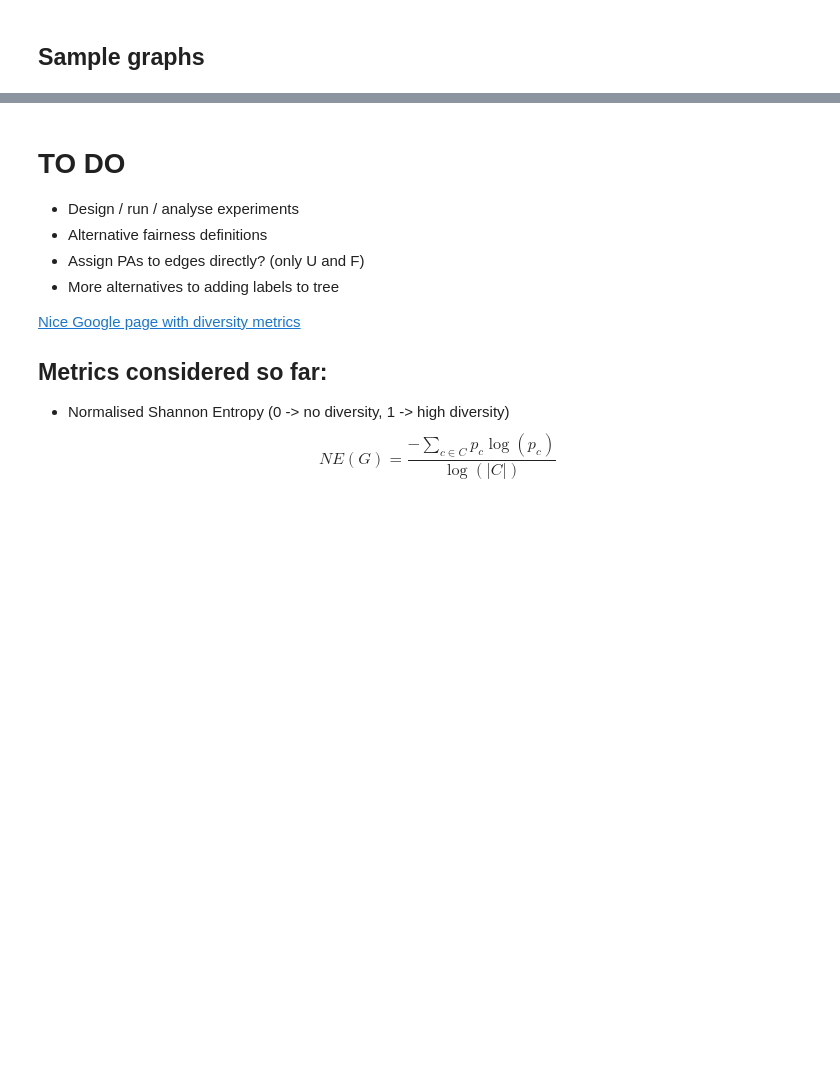
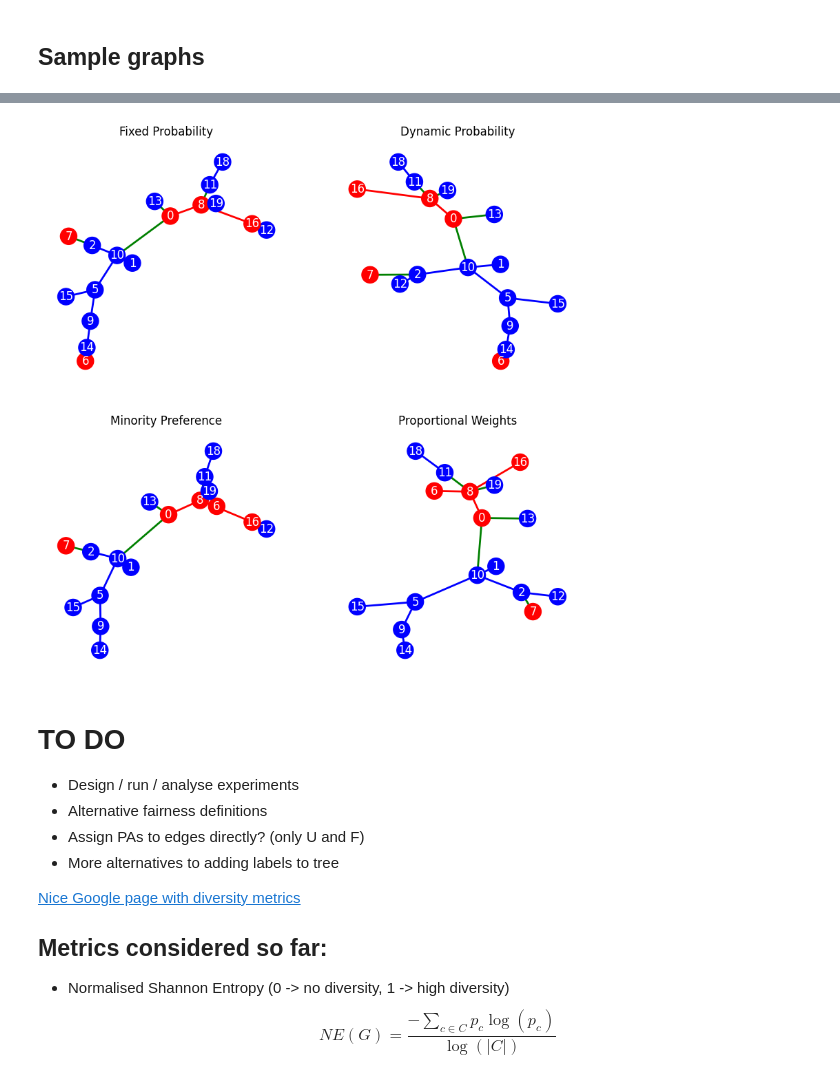
Before and after one commit to vladoxNCL/Conway_Life, a Jupyter notebook: fair_kruskal.ipynb, the cells around one changed output, grey strips where cells are left out. Saved outputs shown, nothing was run; the diff lists cells and outputs as text; code cells hidden in the pictures; blank space fills up the shorter version.

Commit message:
Cleaned up code, added fixed probabilities strategy

```diff
--- a/fair_kruskal.ipynb
+++ b/fair_kruskal.ipynb
@@ -298,0 +276,14 @@ Imbal. Ratio:   3.000
+# %%
+seed = 54321
+trees = {}
+strats = {
+    'p_fixed': 'Fixed Probability',
+    'p_dynamic': 'Dynamic Probability',
+    'minority': 'Minority Preference',
+    'p_weights': 'Proportional Weights',
+}
+for s in strats:
+    T = fair_kruskal(C, strat=s, seed=seed)
+    print(f'\n{strats[s]}')
+    graph_stats(T, orig=C, print_stats=True)
+    trees[s] = T
@@ -299,3 +308,10 @@ Imbal. Ratio:   3.000
+# %%
+fig, axs = plt.subplots(2, 2, figsize=(10, 10))
+for s, ax in zip(strats, axs.flat):
+    draw_graph(trees[s], seed=seed, ax=ax)
+    ax.set_title(f'{strats[s]}')
+# %% [output]
+[figure, added]
 # %% [markdown]
 # TO DO
 - Design / run / analyse experiments
```
Also changed, not shown: parts of 8 cells of this notebook.
